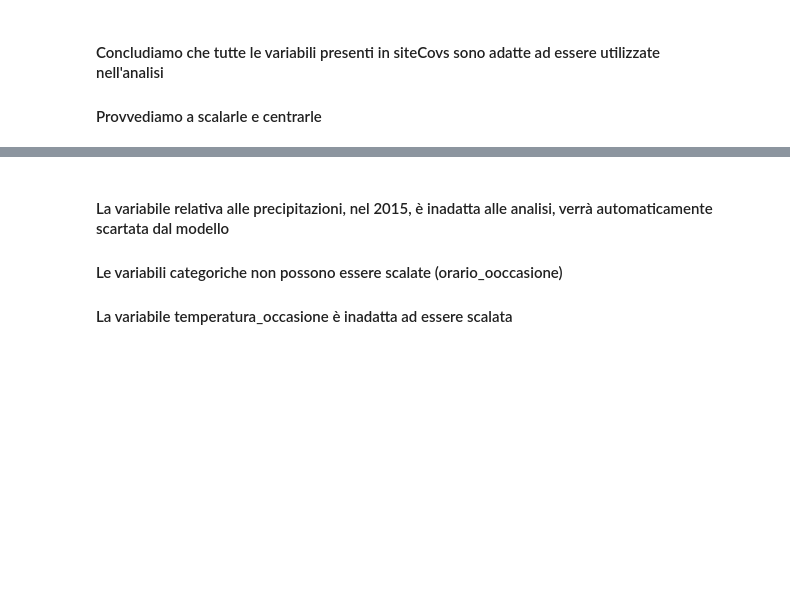
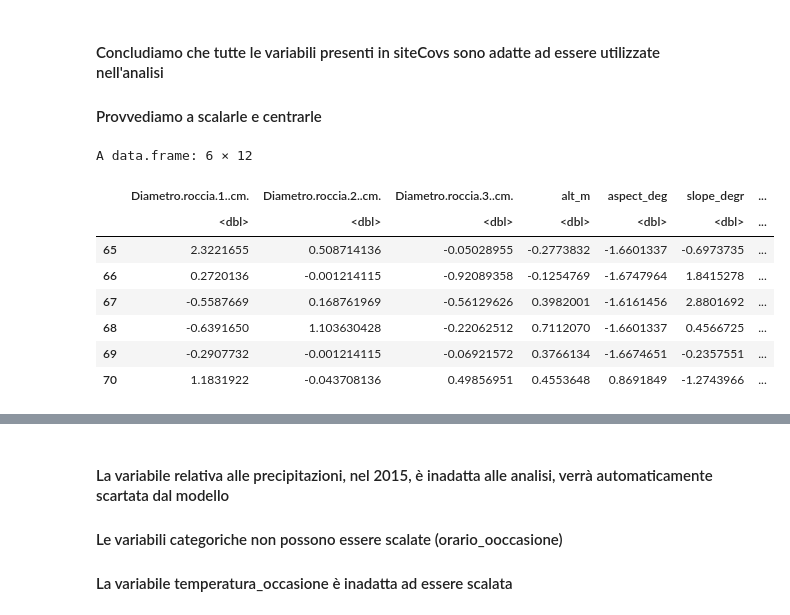
Before and after one commit to GabyOM/Chionomys-nivalis-analysis, a Jupyter notebook: 11. Modelli di Occupancy.ipynb, the cells around one changed output, grey strips where cells are left out. Saved outputs shown, nothing was run; the diff lists cells and outputs as text; code cells hidden in the pictures; blank space fills up the shorter version.

```diff
--- a/11. Modelli di Occupancy.ipynb
+++ b/11. Modelli di Occupancy.ipynb
@@ -107,6 +117,17 @@ summary(siteCovs)
 #### Provvediamo a scalarle e centrarle
 # %%
 siteCovs <- data.frame(scale(siteCovs))
+tail(siteCovs)
+# %% [output]
+A data.frame: 6 × 12
+|  | Diametro.roccia.1..cm. | Diametro.roccia.2..cm. | Diametro.roccia.3..cm. | alt_m | aspect_deg | slope_degr | ... |
+|  | <dbl> | <dbl> | <dbl> | <dbl> | <dbl> | <dbl> | ... |
+| 65 | 2.3221655 | 0.508714136 | -0.05028955 | -0.2773832 | -1.6601337 | -0.6973735 | ... |
+| 66 | 0.2720136 | -0.001214115 | -0.92089358 | -0.1254769 | -1.6747964 | 1.8415278 | ... |
+| 67 | -0.5587669 | 0.168761969 | -0.56129626 | 0.3982001 | -1.6161456 | 2.8801692 | ... |
+| 68 | -0.6391650 | 1.103630428 | -0.22062512 | 0.7112070 | -1.6601337 | 0.4566725 | ... |
+| 69 | -0.2907732 | -0.001214115 | -0.06921572 | 0.3766134 | -1.6674651 | -0.2357551 | ... |
+| 70 | 1.1831922 | -0.043708136 | 0.49856951 | 0.4553648 | 0.8691849 | -1.2743966 | ... |
 # %%
 summary(t(orario_occasione[1,colonne_oggetto_analisi]))
 summary(t(precipitazioni_occasione[1,colonne_oggetto_analisi]))
```
Also changed, not shown: parts of 25 cells of this notebook, 13 other files.
